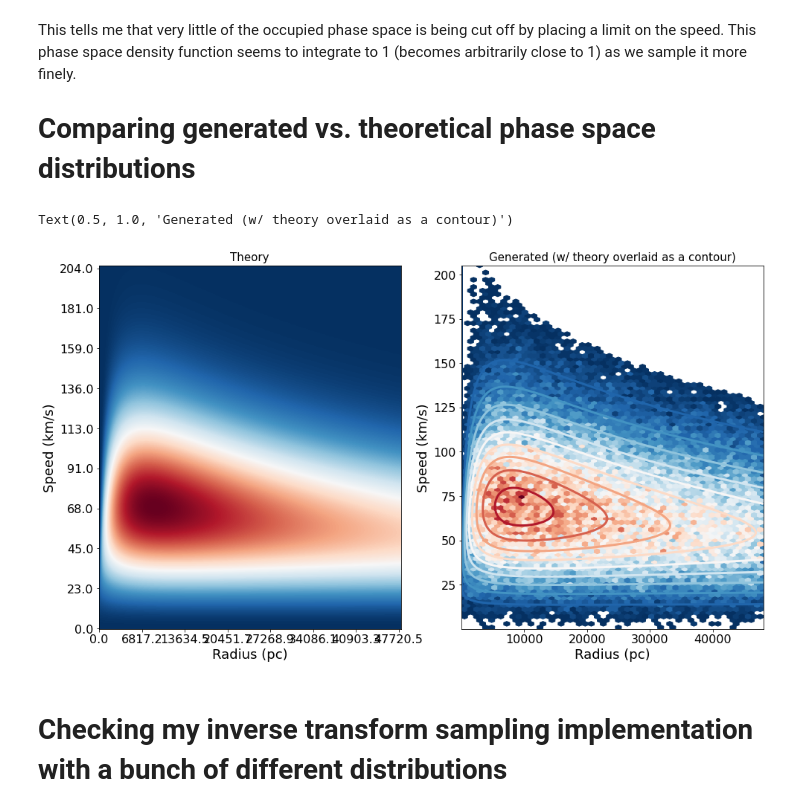
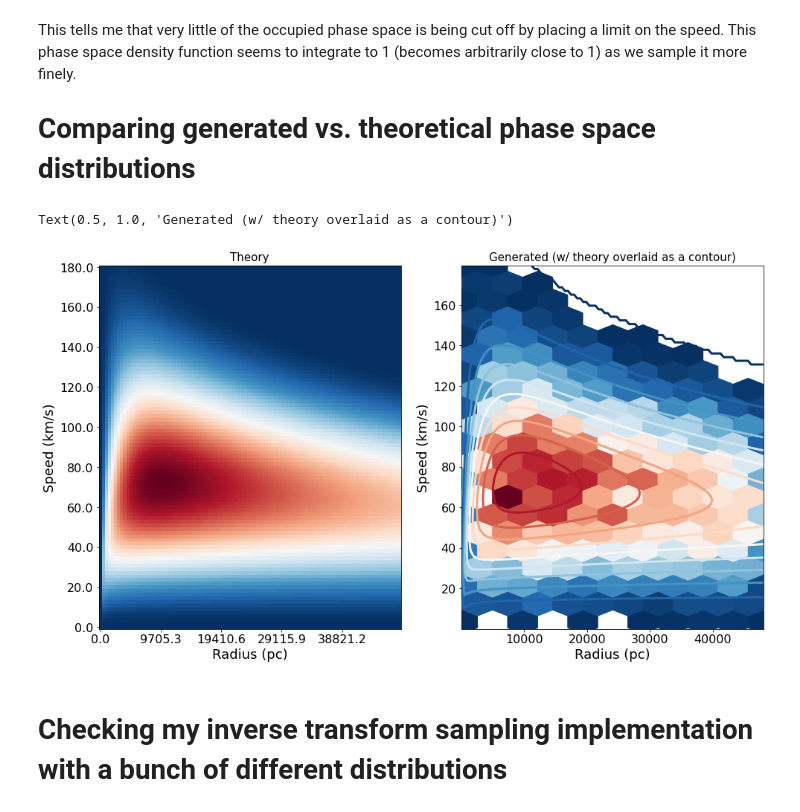
Before and after one commit to EricPutney/nfwHalo, a Jupyter notebook: nfwMockDataGenerator.ipynb, the cells around one changed output. Saved outputs shown, nothing was run; the diff lists cells and outputs as text; code cells hidden in the pictures.

```diff
--- a/nfwMockDataGenerator.ipynb
+++ b/nfwMockDataGenerator.ipynb
@@ -523,8 +411,8 @@ Text(0.5, 0, 'Phi Velocity (km/s)')
 
 First off, we're going to sample the phase space function defined in the NFWHalo class at a grid of values for radii and speed.
 # %%
-nr=600 # how many radii do we want to sample?
-ns=300 # how many speeds do we want to sample?
+nr=100 # how many radii do we want to sample?
+ns=100 # how many speeds do we want to sample?
 
 normRadiusList = np.linspace(.000001,1,nr)
 speedList = np.linspace(.000001,np.max(mwHalo.speeds),ns)
@@ -538,7 +426,7 @@ for i in range(nr):
     if (i+1)%updateInt == 0:
         print("Calculation is "+str(100*(i+1)/nr)+" % done")
     for j in range(ns):
-        phaseSpaceGrid[i,j] = boxSize*mwHalo.rDelta**2*(4*np.pi*radGrid[i,j]*speedGrid[i,j])**2*NFW.phaseSpaceDistributionFunction(radGrid[i,j],speedGrid[i,j],mwHalo.haloAttributes)
+        phaseSpaceGrid[i,j] = boxSize*mwHalo.rDelta**2*(4*np.pi*radGrid[i,j]*speedGrid[i,j])**2*NFW.phaseSpaceDistribution(radGrid[i,j],speedGrid[i,j],mwHalo.haloAttributes)
 
 phaseSpaceIntApprox = np.sum(phaseSpaceGrid)
 print(phaseSpaceIntApprox)
@@ -581,33 +449,33 @@ This tells me that very little of the occupied phase space is being cut off by p
 # %%
 fig,(ax1, ax2)= plt.subplots(1,2,figsize=(16,9))
 
 ax1.imshow(np.transpose(phaseSpaceGrid),origin='lower',aspect='auto',cmap='RdBu_r')
 ax1.set_ylabel('Speed (km/s)')
 ax1.set_xlabel('Radius (pc)')
-num_x_labels = 8
+num_x_labels = 6
 step_r = int(nr/(num_x_labels-1))
 ax1.set_xticks(np.arange(0,nr,step_r))
 ax1.set_xticklabels(np.round(mwHalo.rDelta*normRadiusList[::step_r],1))
 num_y_labels = 10
 step_s = int(ns/(num_y_labels-1))
 ax1.set_yticks(np.arange(0,ns,step_s))
 ax1.set_yticklabels(np.round(speedList[::step_s],0))
 ax1.set_title('Theory')
 
 ax2.hexbin(
     mwHalo.radii,
     mwHalo.speeds,
-    mincnt=1,gridsize=(50,50),cmap='RdBu_r'
+    mincnt=1,gridsize=(10,10),cmap='RdBu_r'
 )
 x=mwHalo.rDelta*normRadiusList
 y=speedList
 ax2.contour(x,y,np.transpose(phaseSpaceGrid),cmap='RdBu_r',linewidths=3, levels=10)
 ax2.set_xlabel("Radius (pc)")
 ax2.set_ylabel("Speed (km/s)")
 ax2.set_title("Generated (w/ theory overlaid as a contour)")
 # %% [output]
 Text(0.5, 1.0, 'Generated (w/ theory overlaid as a contour)')
-[figure, old version]
+[figure, new version]
 # %% [markdown]
 <h1>Checking my inverse transform sampling implementation with a bunch of different distributions</h1>
 # %%
```
Also changed, not shown: parts of 32 cells of this notebook, 2 other files.
